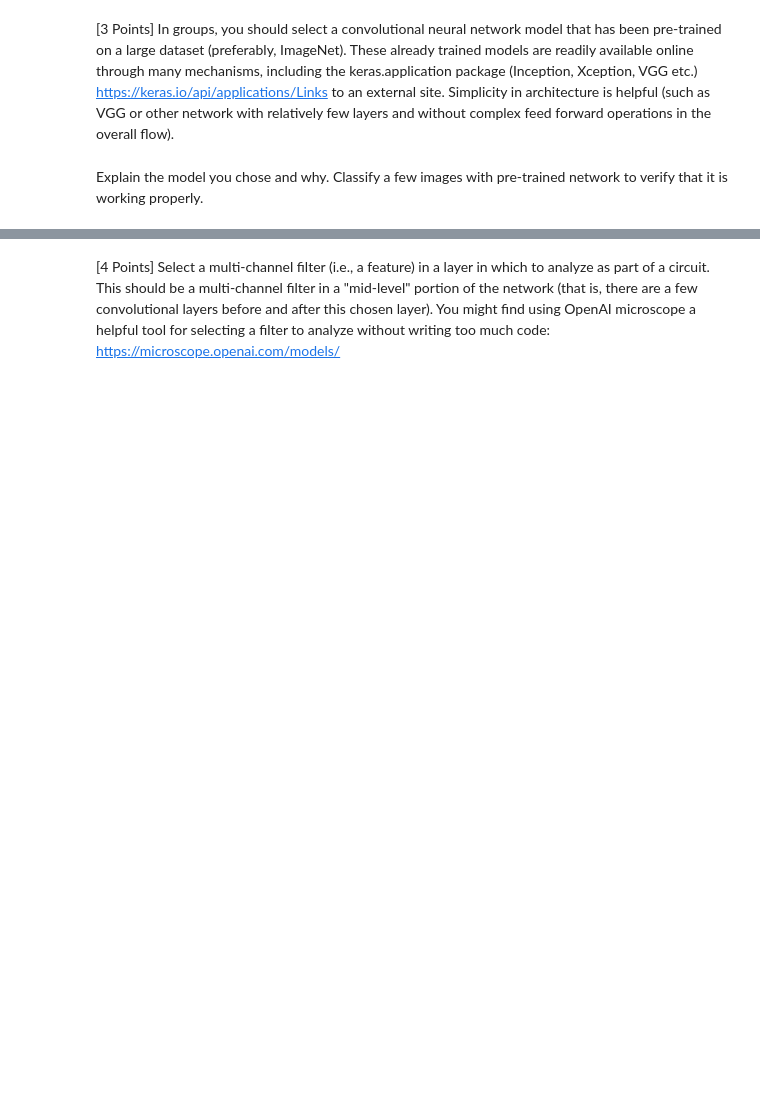
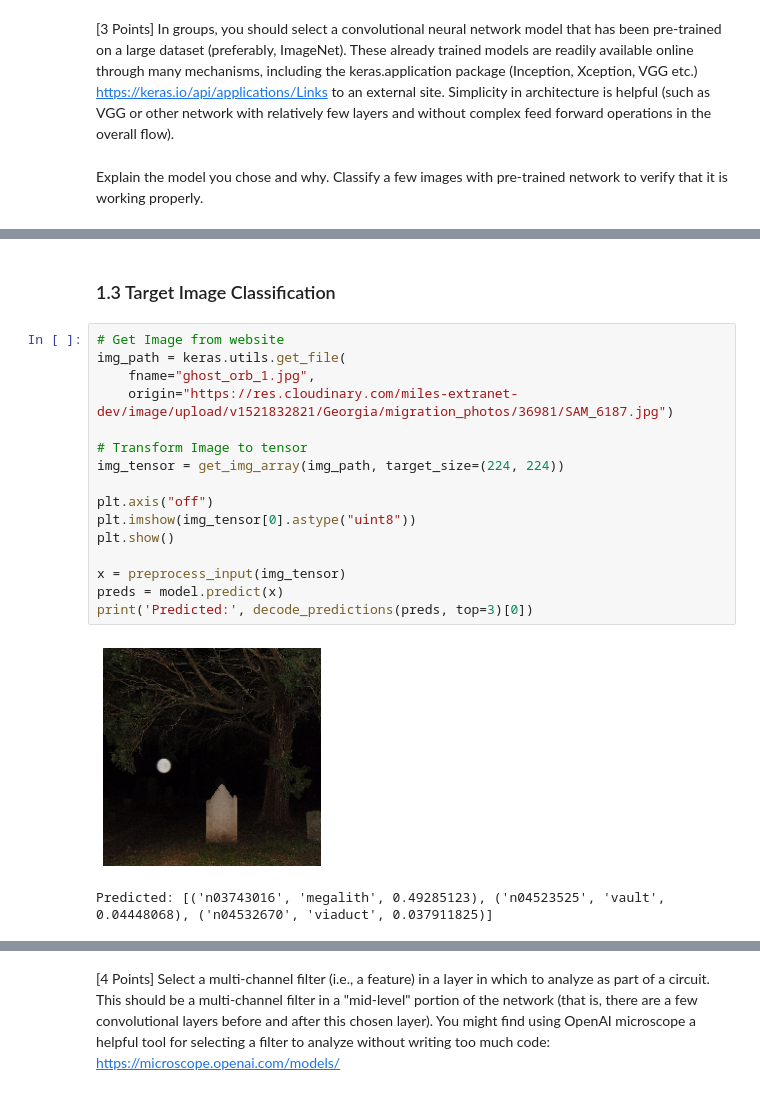
Before and after one commit to LJK150030/ML_NN, a Jupyter notebook: Lab2/Lab2.ipynb, the cells around one changed output, grey strips where cells are left out. Saved outputs shown, nothing was run; the diff lists cells and outputs as text; blank space fills up the shorter version.

```diff
--- a/Lab2/Lab2.ipynb
+++ b/Lab2/Lab2.ipynb
@@ -44,0 +129,21 @@ Predicted: [('n02481823', 'chimpanzee', 0.9977714), ('n02483708', 'siamang', 0.0
+# %% [markdown]
+### 1.3 Target Image Classification
+# %%
+# Get Image from website
+img_path = keras.utils.get_file(
+    fname="ghost_orb_1.jpg",
+    origin="https://res.cloudinary.com/miles-extranet-dev/image/upload/v1521832821/Georgia/migration_photos/36981/SAM_6187.jpg")
+
+# Transform Image to tensor
+img_tensor = get_img_array(img_path, target_size=(224, 224))
+
+plt.axis("off")
+plt.imshow(img_tensor[0].astype("uint8"))
+plt.show()
+
+x = preprocess_input(img_tensor)
+preds = model.predict(x)
+print('Predicted:', decode_predictions(preds, top=3)[0])
+# %% [output]
+[figure, added]
+Predicted: [('n03743016', 'megalith', 0.49285123), ('n04523525', 'vault', 0.04448068), ('n04532670', 'viaduct', 0.037911825)]
```
Also changed, not shown: parts of 23 cells of this notebook.
